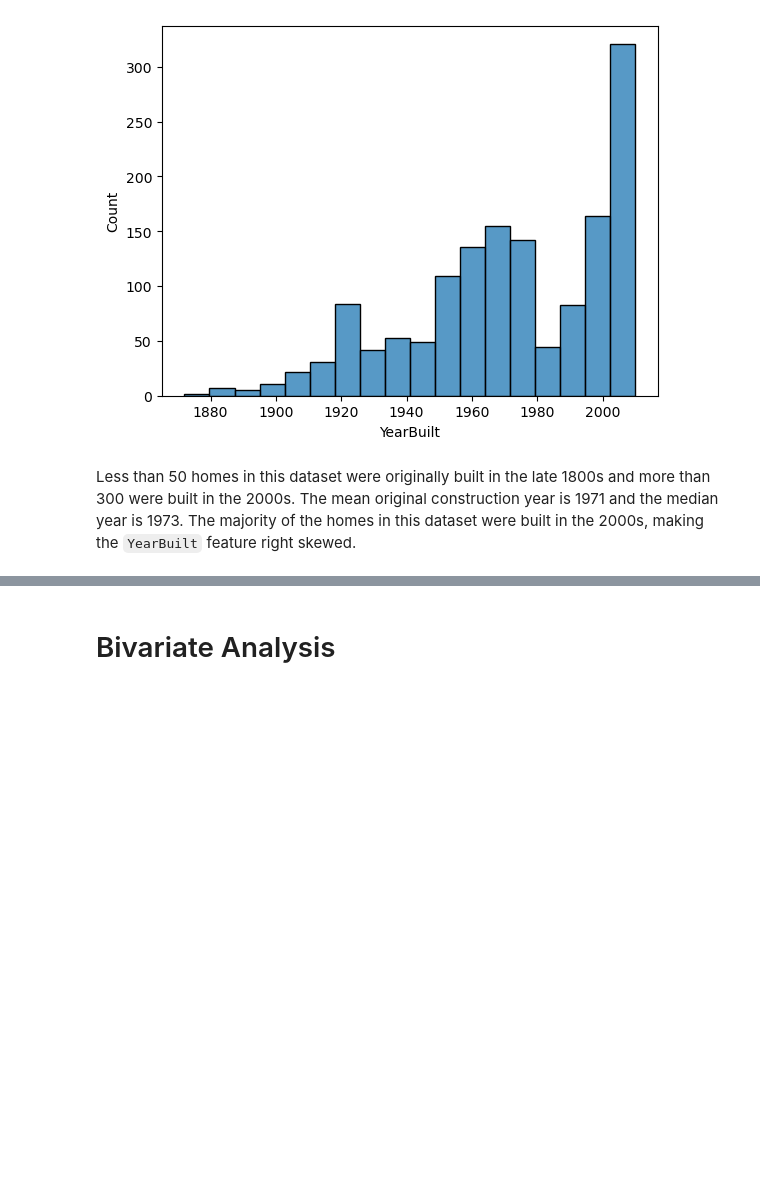
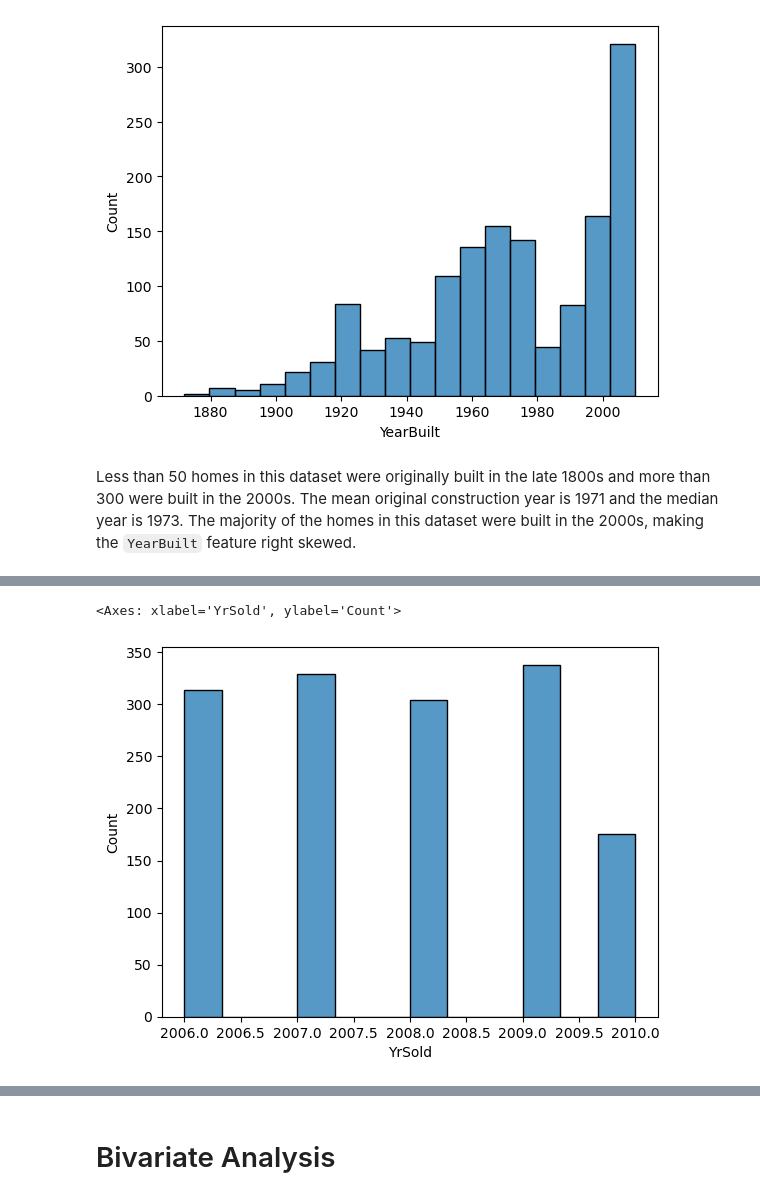
Before and after one commit to Jacqs395/House_Price, a Jupyter notebook: Code/eda.ipynb, the cells around one changed output, grey strips where cells are left out. Drawn from its saved outputs; the diff is of its cells as text; code cells hidden in the pictures; blank space fills up the shorter version.

```diff
--- a/Code/eda.ipynb
+++ b/Code/eda.ipynb
@@ -183,0 +330,5 @@ Less than 50 homes in this dataset were originally built in the late 1800s and m
+# %%
+sns.histplot(train_df['YrSold'])
+# %% [output]
+<Axes: xlabel='YrSold', ylabel='Count'>
+[figure, added]
```
Also changed, not shown: parts of 26 cells of this notebook.
